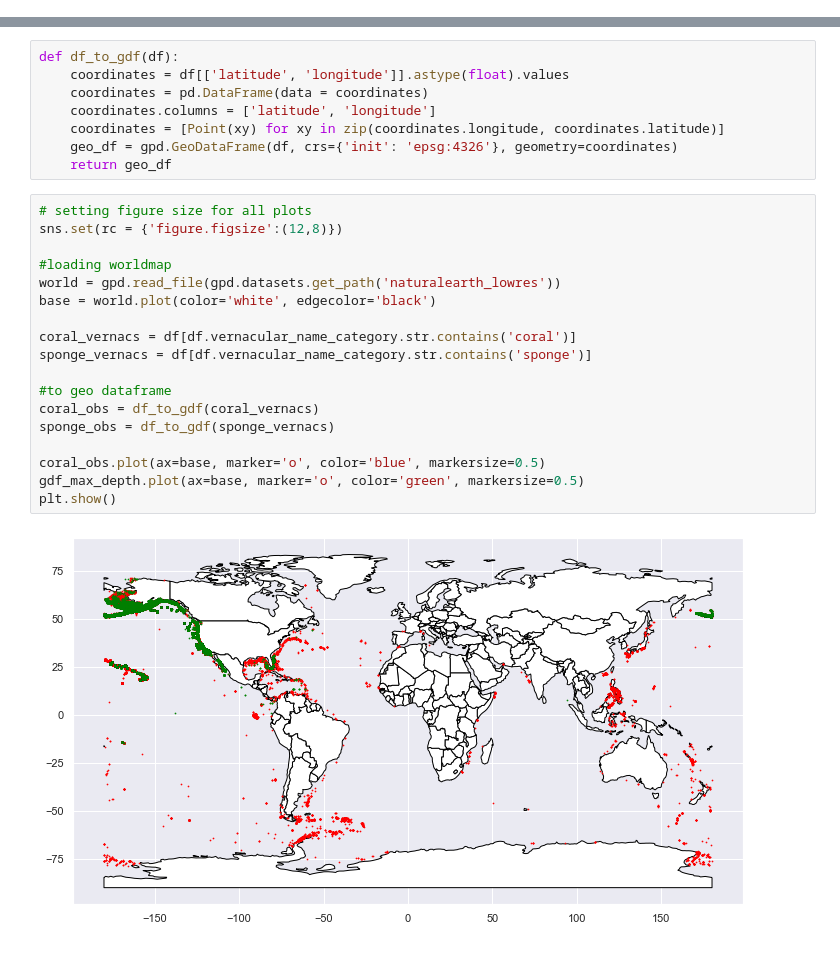
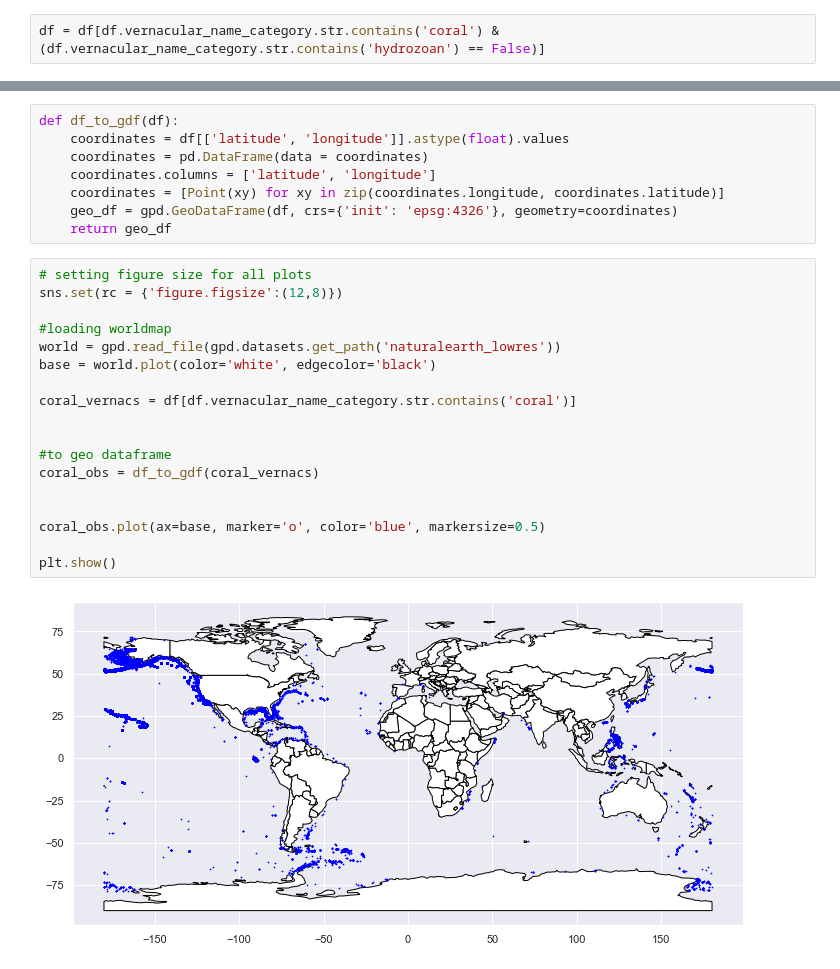
Before and after one commit to SamuelD-Data/deep_sea_corals_project, a Jupyter notebook: deep_sea_corals_project_notebook.ipynb, the cells around one changed output, grey strips where cells are left out. Cells and saved outputs as stored; diff of their text form.

Commit message:
filtered data to only contain corals

```diff
--- a/deep_sea_corals_project_notebook.ipynb
+++ b/deep_sea_corals_project_notebook.ipynb
@@ -120,3 +125,5 @@ df = df[df.depth_meters >= 0]
+# %%
+df = df[df.vernacular_name_category.str.contains('coral') & (df.vernacular_name_category.str.contains('hydrozoan') == False)]
 # %% [markdown]
 # Explore
 Exploring the data to draw insights about the corals and the data related to them.
@@ -325,20 +325,20 @@ def df_to_gdf(df):
 # %%
 # setting figure size for all plots
 sns.set(rc = {'figure.figsize':(12,8)})
 
 #loading worldmap
 world = gpd.read_file(gpd.datasets.get_path('naturalearth_lowres'))
 base = world.plot(color='white', edgecolor='black')
 
 coral_vernacs = df[df.vernacular_name_category.str.contains('coral')]
-sponge_vernacs = df[df.vernacular_name_category.str.contains('sponge')]
+
 
 #to geo dataframe
 coral_obs = df_to_gdf(coral_vernacs)
-sponge_obs = df_to_gdf(sponge_vernacs)
+
 
 coral_obs.plot(ax=base, marker='o', color='blue', markersize=0.5)
-gdf_max_depth.plot(ax=base, marker='o', color='green', markersize=0.5)
+
 plt.show()
 # %% [output]
-[figure, old version]
+[figure, new version]
```
Also changed, not shown: parts of 12 cells of this notebook.
